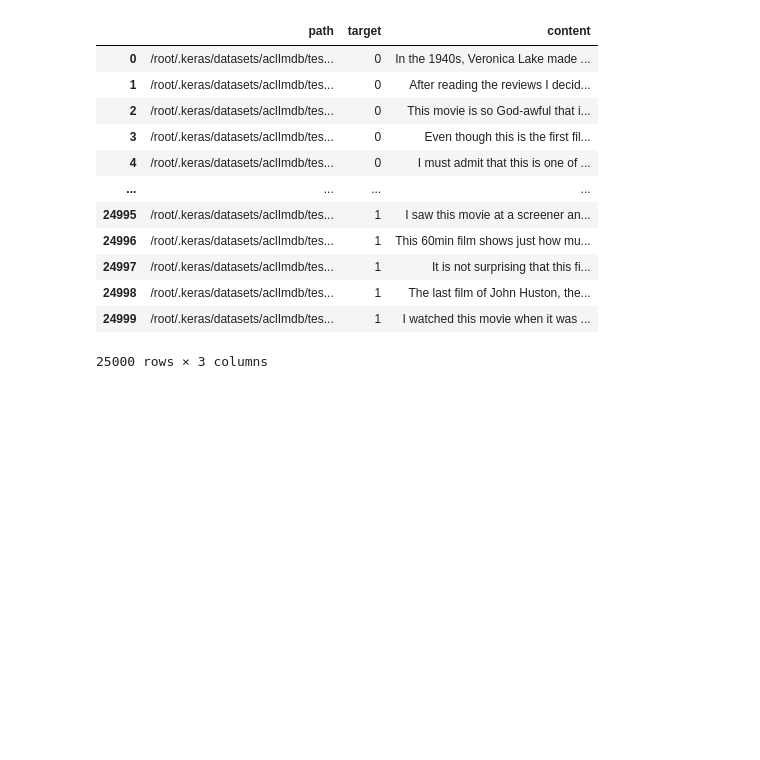
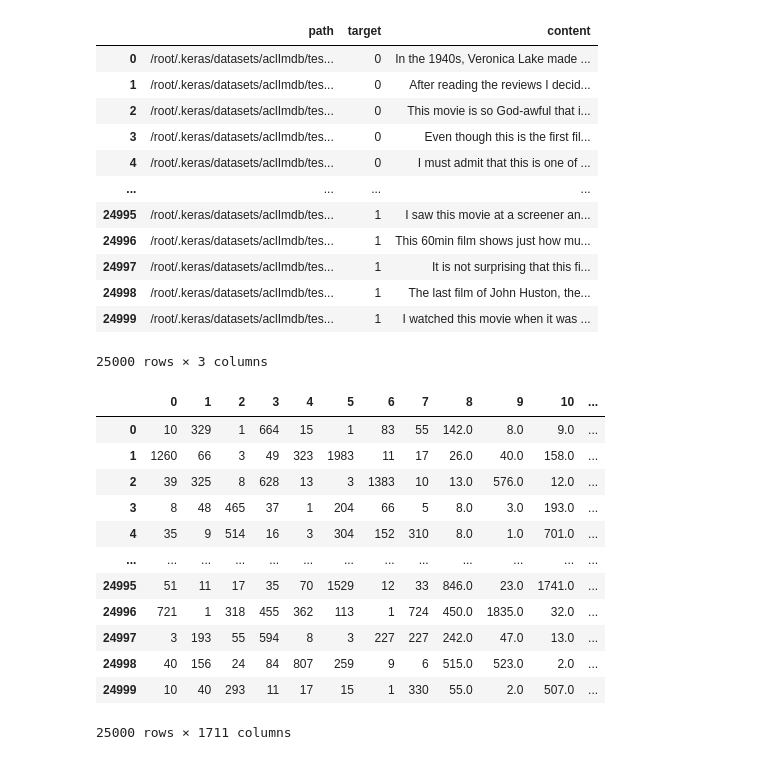
Before and after one commit to Elwing-Chou/ML0423, a Jupyter notebook: sentiment.ipynb, the cells around one changed output. Cells and saved outputs as stored; diff of their text form; code cells hidden in the pictures; blank space fills up the shorter version.

```diff
--- a/sentiment.ipynb
+++ b/sentiment.ipynb
@@ -49,3 +49,9 @@ test_df
 | 24998 | /root/.keras/datasets/aclImdb/tes... | 1 | The last film of John Huston, the... |
 | 24999 | /root/.keras/datasets/aclImdb/tes... | 1 | I watched this movie when it was ... |
 25000 rows × 3 columns
+# %%
+# 預處理1. 先把文字化成數字
+from tensorflow.keras.preprocessing.text import Tokenizer
+# 出現太少的詞, 你可以選擇不看, 只留出現次數最高的2000(num_words)
+tok = Tokenizer(num_words=2000)
+tok.fit_on_texts(train_df["content"])
@@ -51,0 +60,18 @@ test_df
+# %%
+x_train_seq = tok.texts_to_sequences(train_df["content"])
+x_test_seq = tok.texts_to_sequences(test_df["content"])
+pd.DataFrame(x_train_seq)
+# %% [output]
+|  | 0 | 1 | 2 | 3 | 4 | 5 | 6 | 7 | 8 | 9 | 10 | ... |
+| 0 | 10 | 329 | 1 | 664 | 15 | 1 | 83 | 55 | 142.0 | 8.0 | 9.0 | ... |
+| 1 | 1260 | 66 | 3 | 49 | 323 | 1983 | 11 | 17 | 26.0 | 40.0 | 158.0 | ... |
+| 2 | 39 | 325 | 8 | 628 | 13 | 3 | 1383 | 10 | 13.0 | 576.0 | 12.0 | ... |
+| 3 | 8 | 48 | 465 | 37 | 1 | 204 | 66 | 5 | 8.0 | 3.0 | 193.0 | ... |
+| 4 | 35 | 9 | 514 | 16 | 3 | 304 | 152 | 310 | 8.0 | 1.0 | 701.0 | ... |
+| ... | ... | ... | ... | ... | ... | ... | ... | ... | ... | ... | ... | ... |
+| 24995 | 51 | 11 | 17 | 35 | 70 | 1529 | 12 | 33 | 846.0 | 23.0 | 1741.0 | ... |
+| 24996 | 721 | 1 | 318 | 455 | 362 | 113 | 1 | 724 | 450.0 | 1835.0 | 32.0 | ... |
+| 24997 | 3 | 193 | 55 | 594 | 8 | 3 | 227 | 227 | 242.0 | 47.0 | 13.0 | ... |
+| 24998 | 40 | 156 | 24 | 84 | 807 | 259 | 9 | 6 | 515.0 | 523.0 | 2.0 | ... |
+| 24999 | 10 | 40 | 293 | 11 | 17 | 15 | 1 | 330 | 55.0 | 2.0 | 507.0 | ... |
+25000 rows × 1711 columns
```
Also changed, not shown: parts of 2 cells of this notebook.
